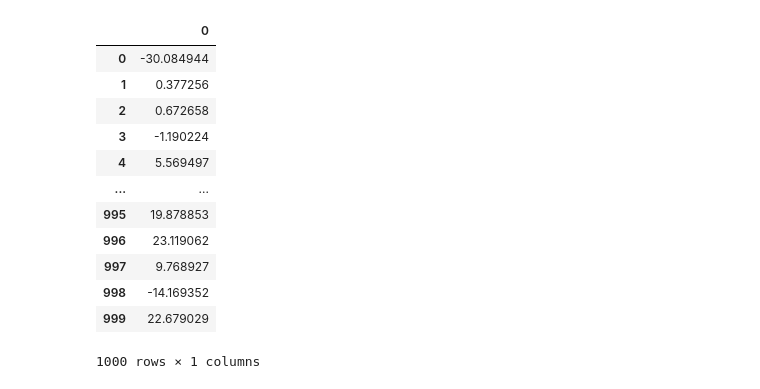
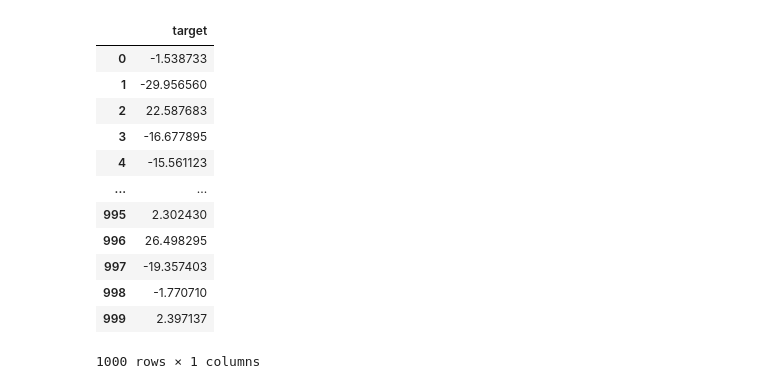
Before and after one commit to SanjayNarendran/pythonpoc02, a Jupyter notebook: linear04_gradiant.ipynb, the cells around one changed output. Drawn from its saved outputs; the diff is of its cells as text; code cells hidden in the pictures.

```diff
--- a/linear04_gradiant.ipynb
+++ b/linear04_gradiant.ipynb
@@ -5,7 +6,7 @@ import pandas as pd
 observations = 1000
 x = np.random.uniform(low=-10,high=10,size=(observations,1)  )
 z = np.random.uniform(low=-10,high=10,size=(observations,1)  )
-noice = np.random.uniform(low=-.1,high=1,size=(observations,1)  )
+noice = np.random.uniform(low=-.1,high=.1,size=(observations,1)  )
 #display(x,z)
 # %%
 inputvar = np.column_stack((x,z))
@@ -17,18 +30,18 @@ print(inputvar.shape)
 # %%
 target = 2*x + 3*z + 5 + noice
-df_target = pd.DataFrame(target)
+df_target = pd.DataFrame(target, columns=['target'])
 df_target
 # %% [output]
-|  | 0 |
-| 0 | -30.084944 |
-| 1 | 0.377256 |
-| 2 | 0.672658 |
-| 3 | -1.190224 |
-| 4 | 5.569497 |
+|  | target |
+| 0 | -1.538733 |
+| 1 | -29.956560 |
+| 2 | 22.587683 |
+| 3 | -16.677895 |
+| 4 | -15.561123 |
 | ... | ... |
-| 995 | 19.878853 |
-| 996 | 23.119062 |
-| 997 | 9.768927 |
-| 998 | -14.169352 |
-| 999 | 22.679029 |
+| 995 | 2.302430 |
+| 996 | 26.498295 |
+| 997 | -19.357403 |
+| 998 | -1.770710 |
+| 999 | 2.397137 |
 1000 rows × 1 columns
```
Also changed, not shown: parts of 9 cells of this notebook, 1 other file.
